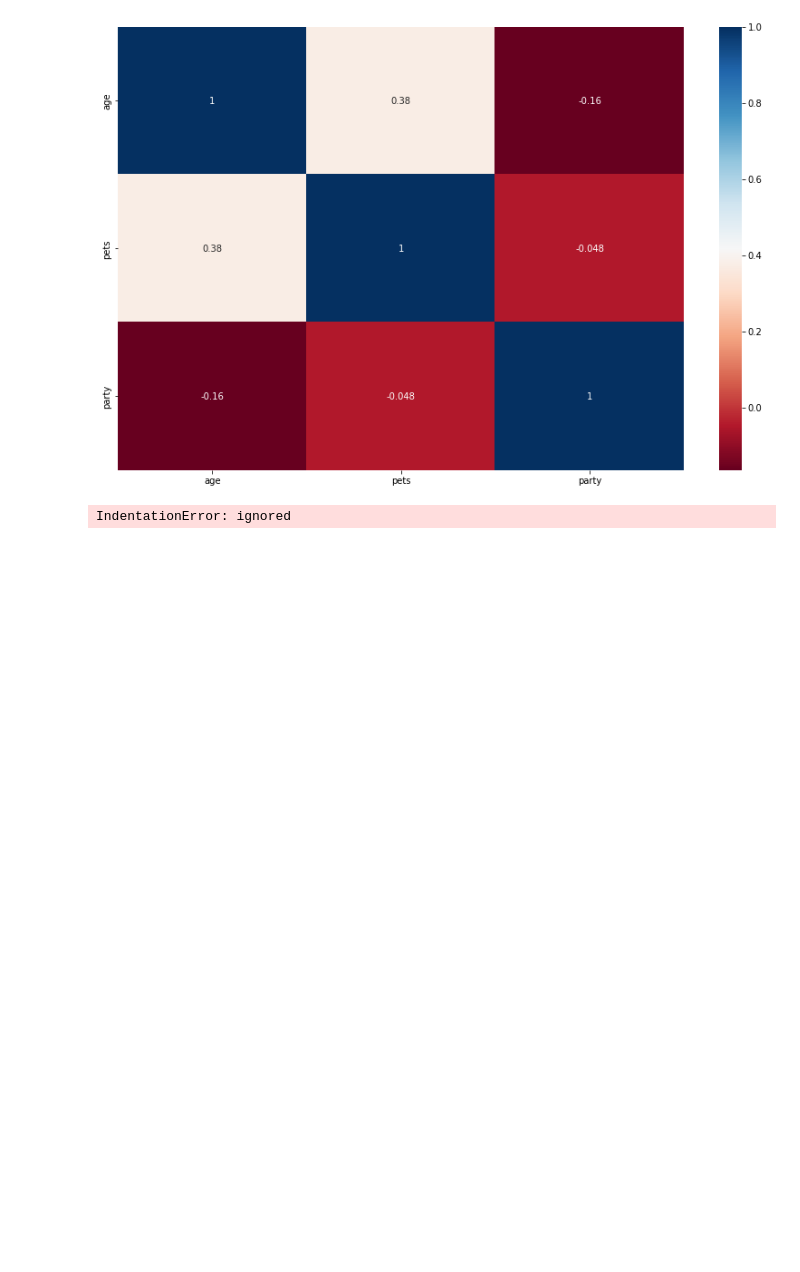
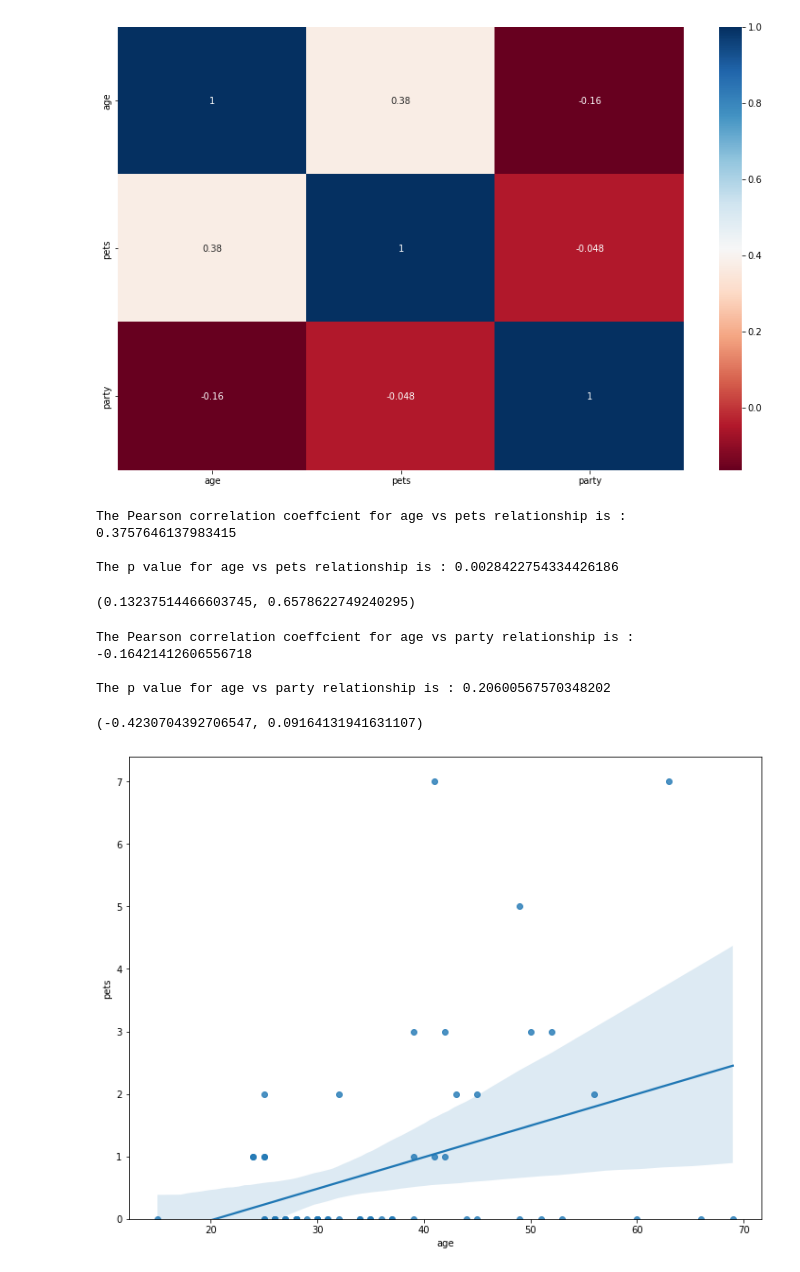
Before and after one commit to obeabi/Stats, a Jupyter notebook: Correlations_Regression.ipynb, the cells around one changed output. Cells and saved outputs as stored; diff of their text form; code cells hidden in the pictures; blank space fills up the shorter version.

```diff
--- a/Correlations_Regression.ipynb
+++ b/Correlations_Regression.ipynb
@@ -102,20 +102,53 @@ print("\nThe p value for age vs pets relationship is :", p)
 # The first step involves transformation of the correlation coefficient into a Fishers’ Z-score.
 r_z = np.arctanh(r)
 
+# The corresponding standard deviation is
+se = 1/np.sqrt(df1.age.shape[0]-3)
+
+# CI under the transformation can be calculated as
+alpha = 0.05
+z = stats.norm.ppf(1-alpha/2 )
+lo_z, hi_z = r_z-z*se, r_z+z*se
+lo_z, hi_z
 
 #print("The 95% confidence interval for the pearson coeffcient realtionship between age and pet is :", res.confidence_interval())
 # %% [output]
-IndentationError: ignored
+The Pearson correlation coeffcient for age vs pets relationship is : 0.3757646137983415
+
+The p value for age vs pets relationship is : 0.0028422754334426186
+(0.13237514466603745, 0.6578622749240295)
 # %%
 # Using scipy module
-res = stats.pearsonr(df1.age, df1.party )
-print("The Pearson correlation coeffcient for age vs party relationship is :", res[0])
-print("\nThe p value for age vs party relationship is :", res[1])
+r,p = stats.pearsonr(df1.age, df1.party )
+print("The Pearson correlation coeffcient for age vs party relationship is :", r)
+print("\nThe p value for age vs party relationship is :", p)
+
+
+# The first step involves transformation of the correlation coefficient into a Fishers’ Z-score.
+r_z = np.arctanh(r)
+
+# The corresponding standard deviation is
+se = 1/np.sqrt(df1.age.shape[0]-3)
+
+# CI for r for population parameter under the transformation can be calculated as
+alpha = 0.05
+z = stats.norm.ppf(1-alpha/2)
+lo_z, hi_z = r_z-z*se, r_z+z*se
+lo_z, hi_z
+
 #print("The 95% confidence interval for the pearson coeffcient realtionship between age and pet is :", res.confidence_interval())
+# %% [output]
+The Pearson correlation coeffcient for age vs party relationship is : -0.16421412606556718
+
+The p value for age vs party relationship is : 0.20600567570348202
+(-0.4230704392706547, 0.09164131941631107)
 # %%
 # Correlation line in seaborn ( Age vs pets)
+plt.figure(figsize=(12,9))
 sns.regplot( x= 'age', y = 'pets', data = df1)
 plt.ylim(0,)
 plt.show()
+# %% [output]
+[figure, added]
 # %%
 # Correlation line in seaborn ( Age vs party)
```
Also changed, not shown: parts of 1 cell of this notebook.
